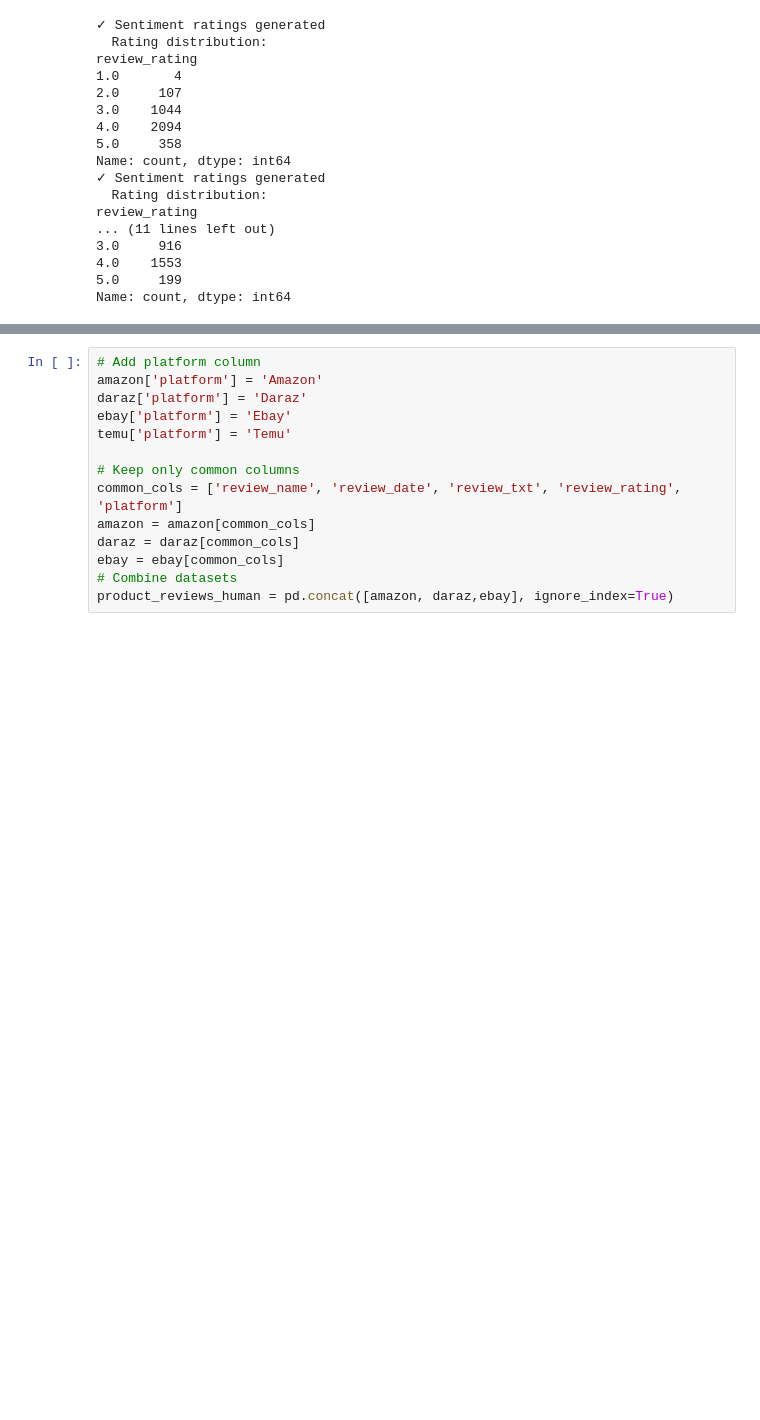
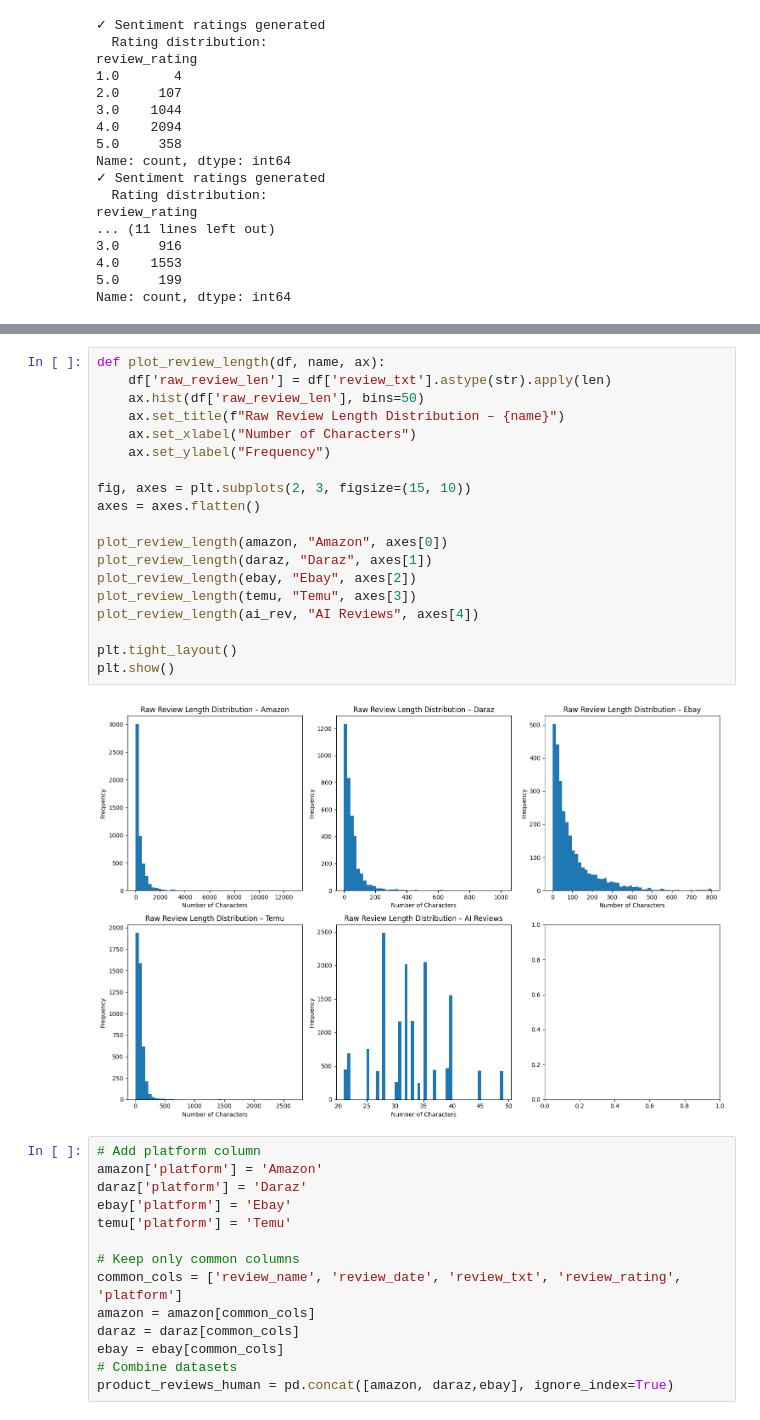
Before and after one commit to aeron02/w1956736_FYP, a Jupyter notebook: w1956736_FYP.ipynb, the cells around one changed output, grey strips where cells are left out. Drawn from its saved outputs; the diff is of its cells as text; blank space fills up the shorter version.

```diff
--- a/w1956736_FYP.ipynb
+++ b/w1956736_FYP.ipynb
@@ -147,3 +196,24 @@ print(len(temu))
+# %%
+def plot_review_length(df, name, ax):
+    df['raw_review_len'] = df['review_txt'].astype(str).apply(len)
+    ax.hist(df['raw_review_len'], bins=50)
+    ax.set_title(f"Raw Review Length Distribution – {name}")
+    ax.set_xlabel("Number of Characters")
+    ax.set_ylabel("Frequency")
+
+fig, axes = plt.subplots(2, 3, figsize=(15, 10))
+axes = axes.flatten()
+
+plot_review_length(amazon, "Amazon", axes[0])
+plot_review_length(daraz, "Daraz", axes[1])
+plot_review_length(ebay, "Ebay", axes[2])
+plot_review_length(temu, "Temu", axes[3])
+plot_review_length(ai_rev, "AI Reviews", axes[4])
+
+plt.tight_layout()
+plt.show()
+# %% [output]
+[figure, added]
 # %%
 # Add platform column
 amazon['platform'] = 'Amazon'
```
Also changed, not shown: parts of 11 cells of this notebook, 1 other file.
